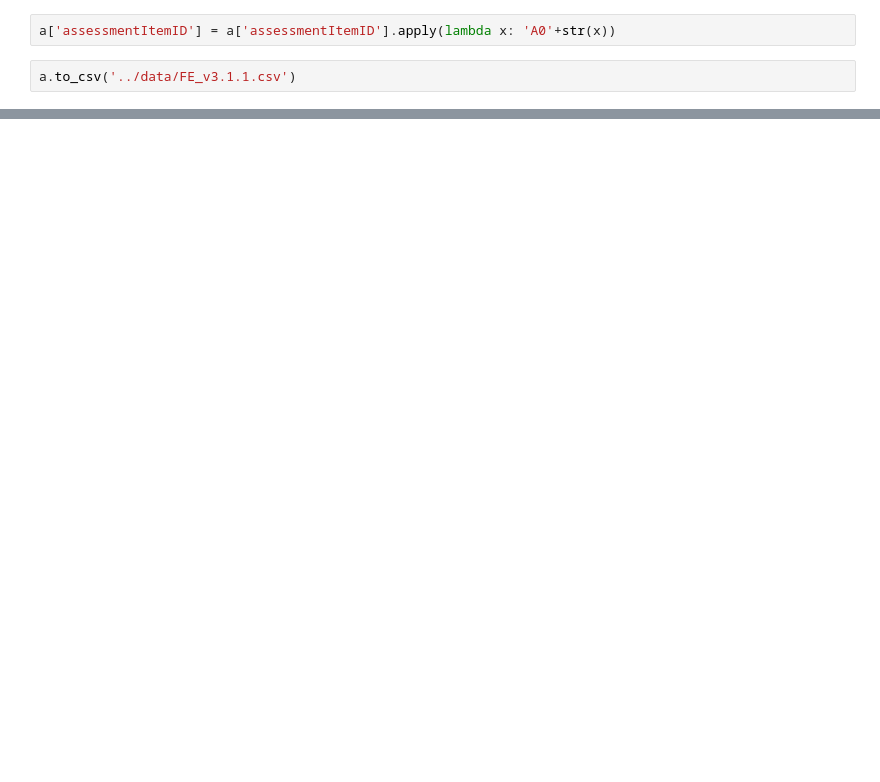
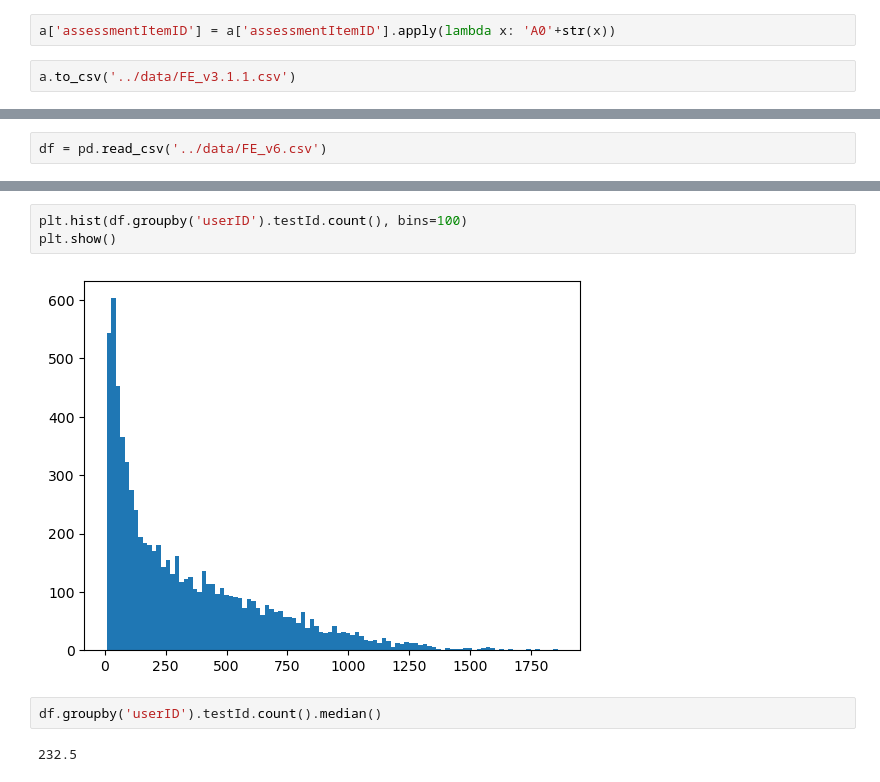
Before and after one commit to boostcampaitech6/level2-dkt-recsys-06, a Jupyter notebook: code/EDA.ipynb, the cells around one changed output, grey strips where cells are left out. Saved outputs shown, nothing was run; the diff lists cells and outputs as text; blank space fills up the shorter version.

```diff
--- a/code/EDA.ipynb
+++ b/code/EDA.ipynb
@@ -1104,0 +1204,2 @@ a.to_csv('../data/FE_v3.1.1.csv')
+# %%
+df = pd.read_csv('../data/FE_v6.csv')
@@ -1104,0 +1223,9 @@ a.to_csv('../data/FE_v3.1.1.csv')
+# %%
+plt.hist(df.groupby('userID').testId.count(), bins=100)
+plt.show()
+# %% [output]
+[figure, added]
+# %%
+df.groupby('userID').testId.count().median()
+# %% [output]
+232.5
```
Also changed, not shown: parts of 37 cells of this notebook, 13 other files.
